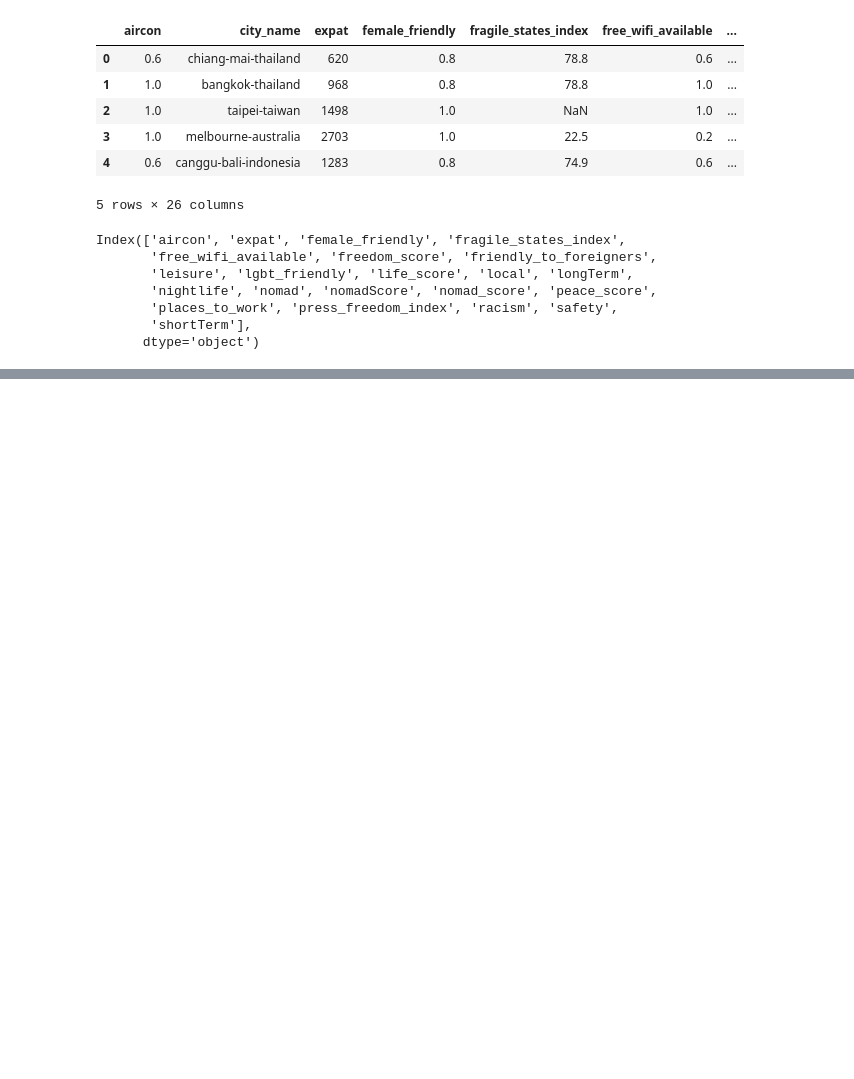
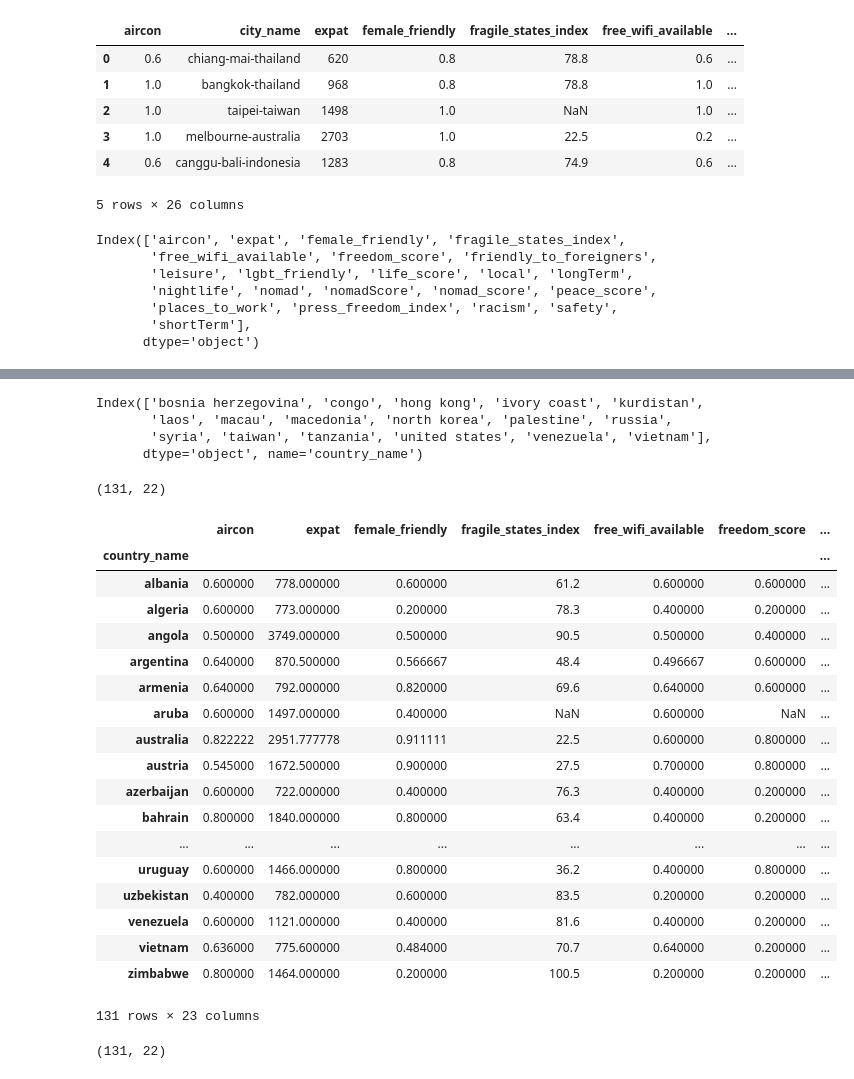
Before and after one commit to sVujke/nomad-list-server, a Jupyter notebook: final.ipynb, the cells around one changed output, grey strips where cells are left out. Drawn from its saved outputs; the diff is of its cells as text; code cells hidden in the pictures; blank space fills up the shorter version.

```diff
--- a/final.ipynb
+++ b/final.ipynb
@@ -62,0 +79,60 @@ grouped.to_json('data.json')
+# %%
+df = pd.read_csv('codes.csv')
+# %%
+df = df[['Content', 'Value 3']]
+df['country'] = df['Content'].apply(lambda x: x.lower())
+df['code'] = df['Value 3']
+# %%
+df = df.set_index('country')
+# %%
+g1 = grouped.join(df['code'])
+# %%
+g1['code'][g1.code.isnull()].keys()
+# %% [output]
+Index(['bosnia herzegovina', 'congo', 'hong kong', 'ivory coast', 'kurdistan',
+       'laos', 'macau', 'macedonia', 'north korea', 'palestine', 'russia',
+       'syria', 'taiwan', 'tanzania', 'united states', 'venezuela', 'vietnam'],
+      dtype='object', name='country_name')
+# %%
+grouped.shape
+# %% [output]
+(131, 22)
+# %%
+g1.set_value('iran', 'code', 'IRN')
+g1.set_value('bosnia herzegovina', 'code', 'BIH')
+g1.set_value('congo', 'code', 'COD')
+g1.set_value('hong kong', 'code', 'HKG')
+g1.set_value('ivory coast', 'code', 'CIV')
+g1.set_value('kurdistan', 'code', 'KUR')
+g1.set_value('laos', 'code', 'LAO')
+g1.set_value('macau', 'code', 'MAC')
+g1.set_value('macedonia', 'code', 'MKD')
+g1.set_value('north korea', 'code', 'PRK')
+g1.set_value('palestine', 'code', 'PSE')
+g1.set_value('russia', 'code', 'RUS')
+g1.set_value('syria', 'code', 'SYR')
+g1.set_value('taiwan', 'code', 'TWN')
+g1.set_value('tanzania', 'code', 'TZA')
+g1.set_value('united states', 'code', 'USA')
+g1.set_value('venezuela', 'code', 'VEN')
+g1.set_value('vietnam', 'code', 'VNM')
+# %% [output]
+|  | aircon | expat | female_friendly | fragile_states_index | free_wifi_available | freedom_score | ... |
+| country_name |  |  |  |  |  |  | ... |
+| albania | 0.600000 | 778.000000 | 0.600000 | 61.2 | 0.600000 | 0.600000 | ... |
+| algeria | 0.600000 | 773.000000 | 0.200000 | 78.3 | 0.400000 | 0.200000 | ... |
+| angola | 0.500000 | 3749.000000 | 0.500000 | 90.5 | 0.500000 | 0.400000 | ... |
+| argentina | 0.640000 | 870.500000 | 0.566667 | 48.4 | 0.496667 | 0.600000 | ... |
+| armenia | 0.640000 | 792.000000 | 0.820000 | 69.6 | 0.640000 | 0.600000 | ... |
+| aruba | 0.600000 | 1497.000000 | 0.400000 | NaN | 0.600000 | NaN | ... |
+| australia | 0.822222 | 2951.777778 | 0.911111 | 22.5 | 0.600000 | 0.800000 | ... |
+| austria | 0.545000 | 1672.500000 | 0.900000 | 27.5 | 0.700000 | 0.800000 | ... |
+| azerbaijan | 0.600000 | 722.000000 | 0.400000 | 76.3 | 0.400000 | 0.200000 | ... |
+| bahrain | 0.800000 | 1840.000000 | 0.800000 | 63.4 | 0.400000 | 0.200000 | ... |
+| ... | ... | ... | ... | ... | ... | ... | ... |
+| uruguay | 0.600000 | 1466.000000 | 0.800000 | 36.2 | 0.400000 | 0.800000 | ... |
+| uzbekistan | 0.400000 | 782.000000 | 0.600000 | 83.5 | 0.200000 | 0.200000 | ... |
+| venezuela | 0.600000 | 1121.000000 | 0.400000 | 81.6 | 0.400000 | 0.200000 | ... |
+| vietnam | 0.636000 | 775.600000 | 0.484000 | 70.7 | 0.640000 | 0.200000 | ... |
+| zimbabwe | 0.800000 | 1464.000000 | 0.200000 | 100.5 | 0.200000 | 0.200000 | ... |
+131 rows × 23 columns
@@ -62,0 +143,4 @@ grouped.to_json('data.json')
+# %%
+g1.shape
+# %% [output]
+(131, 22)
```
Also changed, not shown: parts of 4 cells of this notebook, 4 other files.
